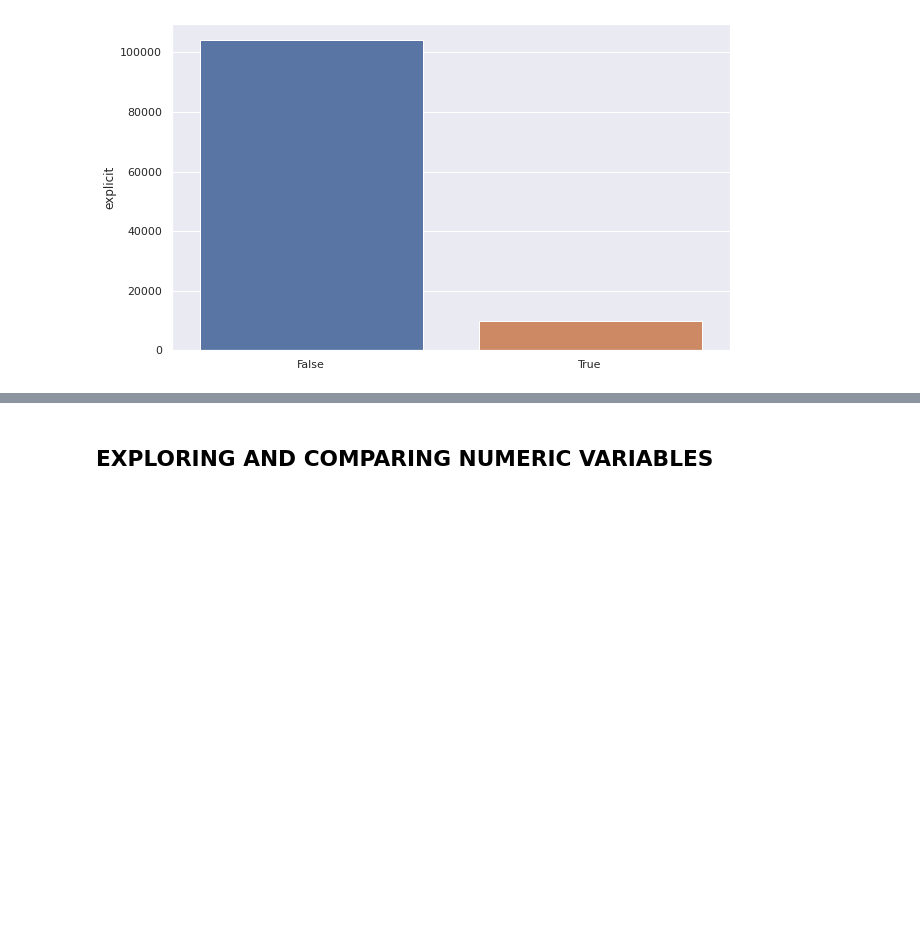
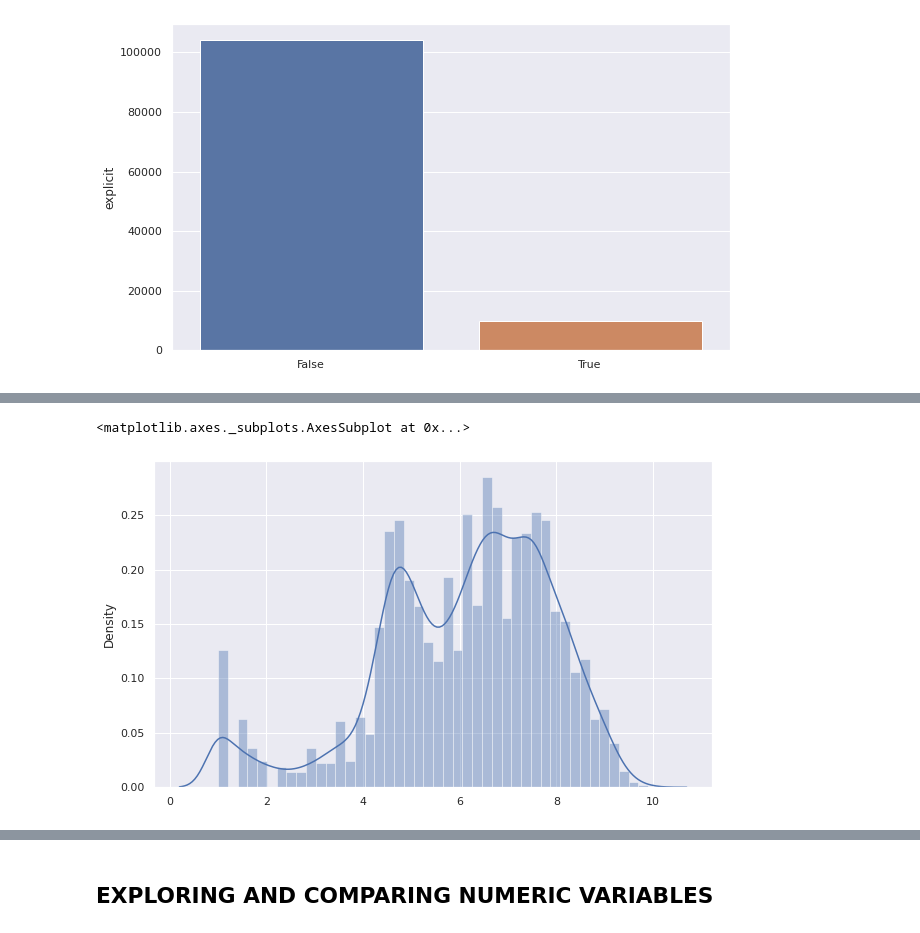
Before and after one commit to abhi-11nav/Spotify-data-Analysis, a Jupyter notebook: Spotify_Music_Analysis.ipynb, the cells around one changed output, grey strips where cells are left out. Drawn from its saved outputs; the diff is of its cells as text; code cells hidden in the pictures; blank space fills up the shorter version.

```diff
--- a/Spotify_Music_Analysis.ipynb
+++ b/Spotify_Music_Analysis.ipynb
@@ -658,0 +650,20 @@ Name: explicit, dtype: int64
+# %%
+# Since the values are imabalanced. Let us pick out a samples from "False" to balance it with True
+
+# defining sample_size
+sample_size = 9000
+
+# Gathering samples from data
+f_data = data[data["explicit"]==False].sample(n=sample_size)
+t_data = data[data['explicit']==True].sample(n=sample_size)
+
+# Combining gathered samples
+testing_data  = pd.concat([f_data,t_data])
+# %%
+# Prining the means of data in collected samples
+transformed_pop_data = [np.sqrt(x) for x in testing_data['popularity'] if x!=0]
+
+sns.distplot(transformed_pop_data)
+# %% [output]
+<matplotlib.axes._subplots.AxesSubplot at 0x...>
+[figure, added]
```
Also changed, not shown: parts of 17 cells of this notebook.
